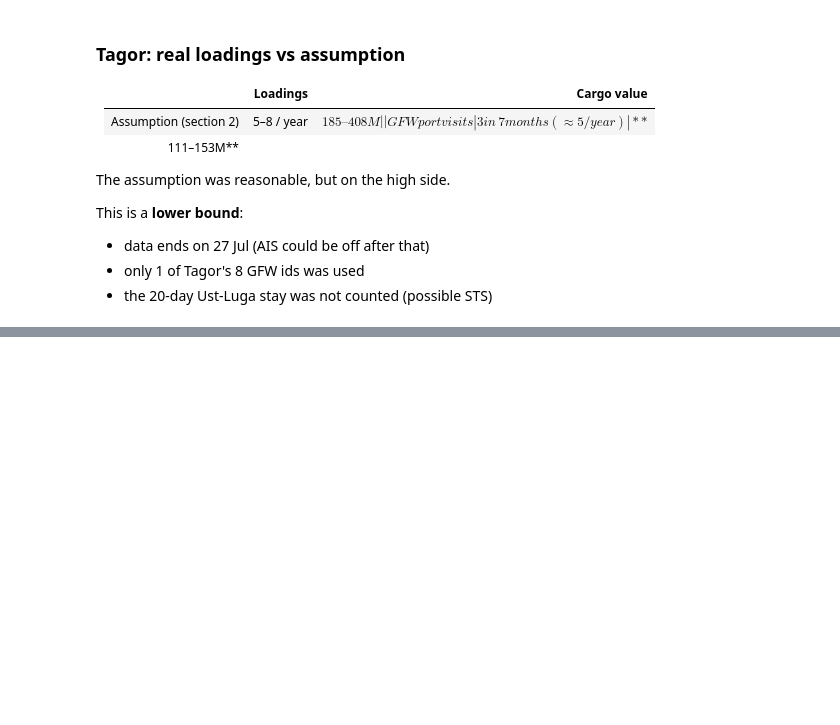
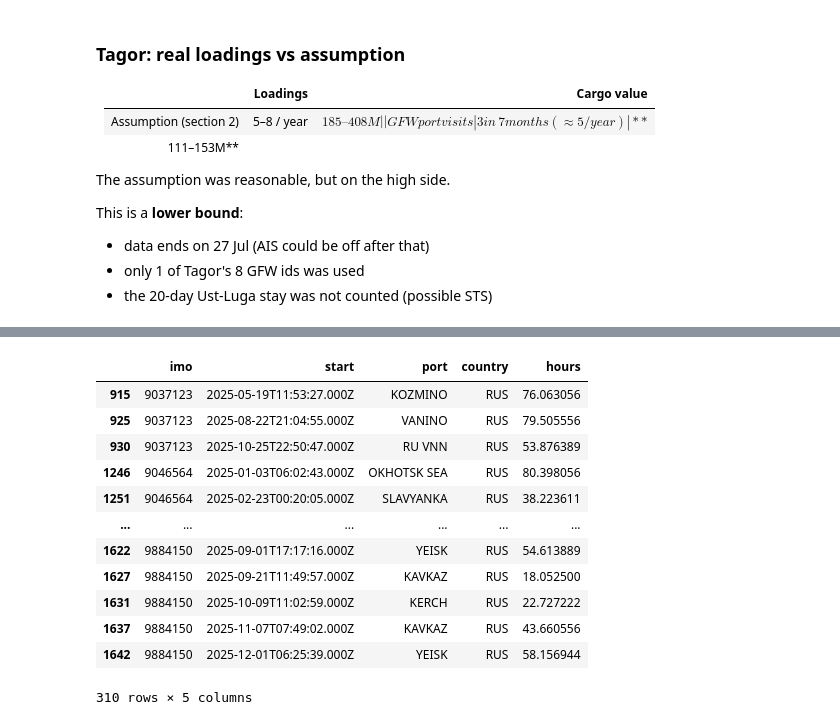
Before and after one commit to timadeyy/shadow-fleet-analysis, a Jupyter notebook: notebooks/05_cargo_value_estimate.ipynb, the cells around one changed output, grey strips where cells are left out. Cells and saved outputs as stored; diff of their text form; code cells hidden in the pictures; blank space fills up the shorter version.

```diff
--- a/notebooks/05_cargo_value_estimate.ipynb
+++ b/notebooks/05_cargo_value_estimate.ipynb
@@ -220,0 +291,21 @@ This is a **lower bound**:
+# %%
+#how many ships were in russia port
+ru_all = port_visits[port_visits['country']=='RUS']
+loadings_all = ru_all[(ru_all['hours']>=12)&(ru_all['hours']<=120)]
+loadings_all = loadings_all.sort_values(['imo', 'start'])
+loadings_all = loadings_all[loadings_all['port']!=loadings_all.groupby('imo')['port'].shift()]
+loadings_all
+# %% [output]
+|  | imo | start | port | country | hours |
+| 915 | 9037123 | 2025-05-19T11:53:27.000Z | KOZMINO | RUS | 76.063056 |
+| 925 | 9037123 | 2025-08-22T21:04:55.000Z | VANINO | RUS | 79.505556 |
+| 930 | 9037123 | 2025-10-25T22:50:47.000Z | RU VNN | RUS | 53.876389 |
+| 1246 | 9046564 | 2025-01-03T06:02:43.000Z | OKHOTSK SEA | RUS | 80.398056 |
+| 1251 | 9046564 | 2025-02-23T00:20:05.000Z | SLAVYANKA | RUS | 38.223611 |
+| ... | ... | ... | ... | ... | ... |
+| 1622 | 9884150 | 2025-09-01T17:17:16.000Z | YEISK | RUS | 54.613889 |
+| 1627 | 9884150 | 2025-09-21T11:49:57.000Z | KAVKAZ | RUS | 18.052500 |
+| 1631 | 9884150 | 2025-10-09T11:02:59.000Z | KERCH | RUS | 22.727222 |
+| 1637 | 9884150 | 2025-11-07T07:49:02.000Z | KAVKAZ | RUS | 43.660556 |
+| 1642 | 9884150 | 2025-12-01T06:25:39.000Z | YEISK | RUS | 58.156944 |
+310 rows × 5 columns
```
Also changed, not shown: parts of 12 cells of this notebook.
